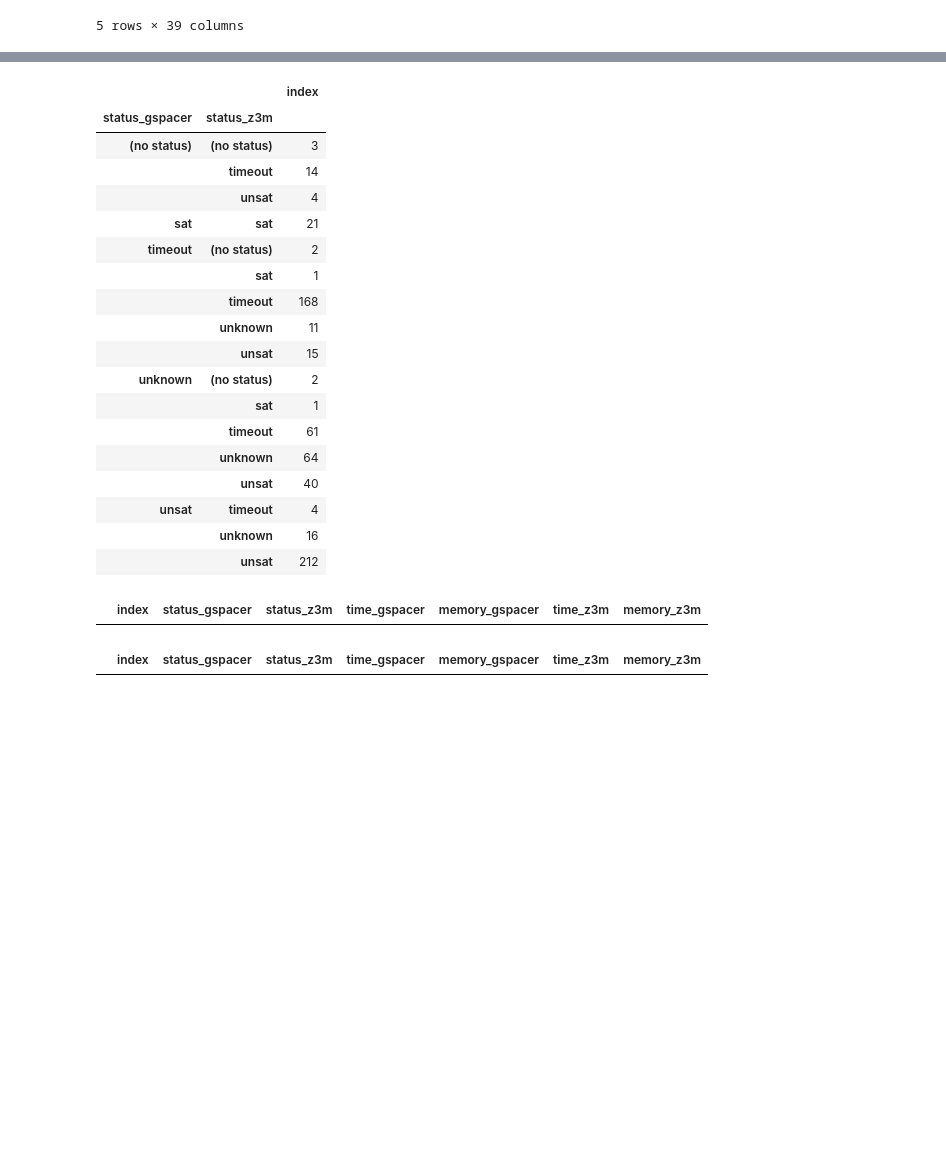
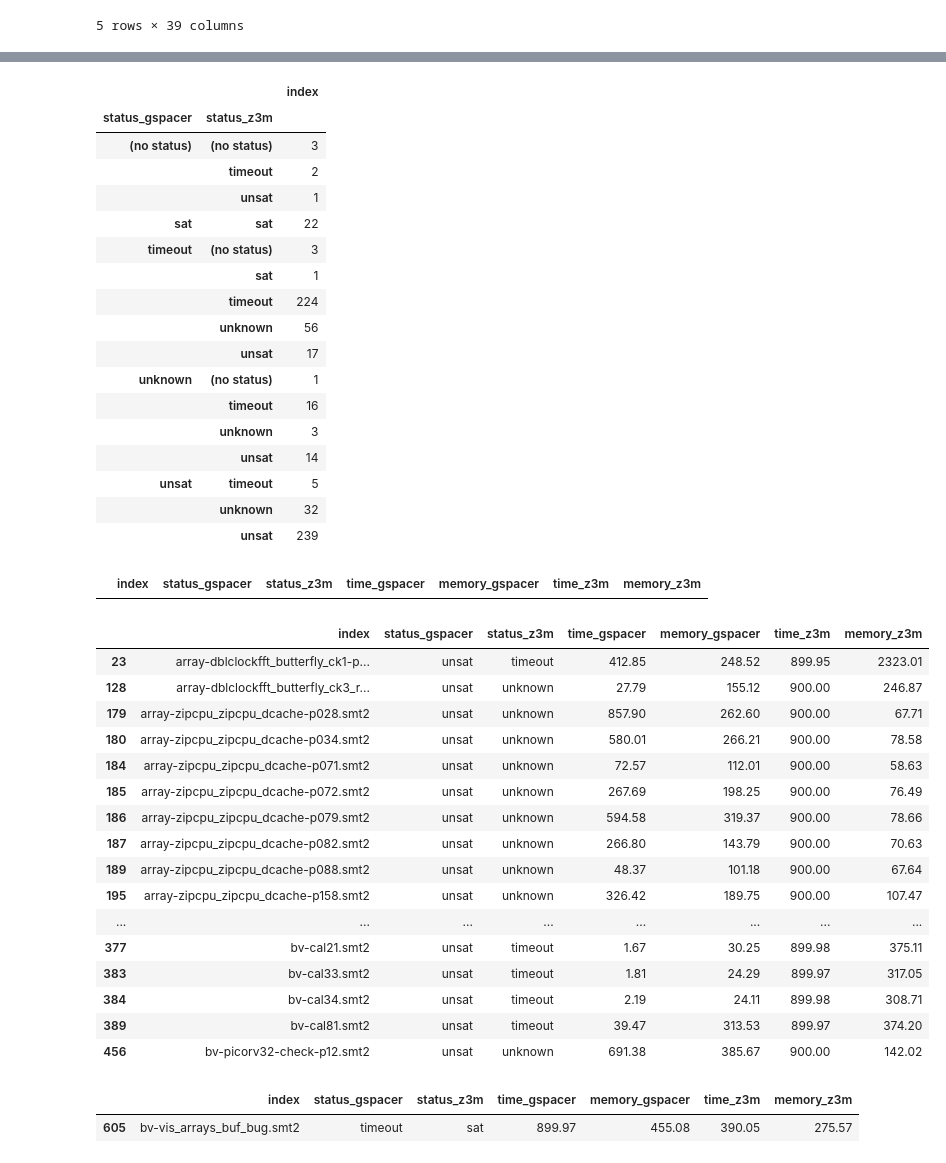
Before and after one commit to stepwise-alan/exp-hwmcc, a Jupyter notebook: jupyter/comparison.ipynb, the cells around one changed output, grey strips where cells are left out. Cells and saved outputs as stored; diff of their text form; code cells hidden in the pictures; blank space fills up the shorter version.

```diff
--- a/jupyter/comparison.ipynb
+++ b/jupyter/comparison.ipynb
@@ -29,7 +29,7 @@ sns.set(style='ticks', palette='Set2')
 # noinspection PyUnresolvedReferences
 plt.rcParams['figure.figsize'] = (10, 10)
 # %%
-gspacer_filename: str = 'gspacer-hwmcc20-rules-29_10_2020-t17-01-38/out.csv'
+gspacer_filename: str = 'gspacer-hwmcc20-rules-03_11_2020-t11-43-43/out.csv'
 gspacer_df: pd.DataFrame = pd.read_csv(gspacer_filename)
 
 gspacer_df['status'].fillna(value='(no status)', inplace=True)
@@ -84,22 +84,21 @@ m.groupby(['status_gspacer', 'status_z3m']).count()[['index']]
 |  |  | index |
 | status_gspacer | status_z3m |  |
 | (no status) | (no status) | 3 |
-|  | timeout | 14 |
-|  | unsat | 4 |
-| sat | sat | 21 |
-| timeout | (no status) | 2 |
+|  | timeout | 2 |
+|  | unsat | 1 |
+| sat | sat | 22 |
+| timeout | (no status) | 3 |
 |  | sat | 1 |
-|  | timeout | 168 |
-|  | unknown | 11 |
-|  | unsat | 15 |
-| unknown | (no status) | 2 |
-|  | sat | 1 |
-|  | timeout | 61 |
-|  | unknown | 64 |
-|  | unsat | 40 |
-| unsat | timeout | 4 |
-|  | unknown | 16 |
-|  | unsat | 212 |
+|  | timeout | 224 |
+|  | unknown | 56 |
+|  | unsat | 17 |
+| unknown | (no status) | 1 |
+|  | timeout | 16 |
+|  | unknown | 3 |
+|  | unsat | 14 |
+| unsat | timeout | 5 |
+|  | unknown | 32 |
+|  | unsat | 239 |
 # %%
 query_columns: List[str] = ['index', 'status_gspacer', 'status_z3m', 'time_gspacer', 'memory_gspacer',
                             'time_z3m', 'memory_z3m']
@@ -107,6 +106,27 @@ m.query('status_gspacer == "sat" & status_z3m == "unsat"')[query_columns]
 # %% [output]
 |  | index | status_gspacer | status_z3m | time_gspacer | memory_gspacer | time_z3m | memory_z3m |
 # %%
-m.query('status_gspacer == "unsat" & status_z3m == "sat"')[query_columns]
+m.query('status_gspacer == "unsat" & status_gspacer != status_z3m')[query_columns]
 # %% [output]
 |  | index | status_gspacer | status_z3m | time_gspacer | memory_gspacer | time_z3m | memory_z3m |
+| 23 | array-dblclockfft_butterfly_ck1-p... | unsat | timeout | 412.85 | 248.52 | 899.95 | 2323.01 |
+| 128 | array-dblclockfft_butterfly_ck3_r... | unsat | unknown | 27.79 | 155.12 | 900.00 | 246.87 |
+| 179 | array-zipcpu_zipcpu_dcache-p028.smt2 | unsat | unknown | 857.90 | 262.60 | 900.00 | 67.71 |
+| 180 | array-zipcpu_zipcpu_dcache-p034.smt2 | unsat | unknown | 580.01 | 266.21 | 900.00 | 78.58 |
+| 184 | array-zipcpu_zipcpu_dcache-p071.smt2 | unsat | unknown | 72.57 | 112.01 | 900.00 | 58.63 |
+| 185 | array-zipcpu_zipcpu_dcache-p072.smt2 | unsat | unknown | 267.69 | 198.25 | 900.00 | 76.49 |
+| 186 | array-zipcpu_zipcpu_dcache-p079.smt2 | unsat | unknown | 594.58 | 319.37 | 900.00 | 78.66 |
+| 187 | array-zipcpu_zipcpu_dcache-p082.smt2 | unsat | unknown | 266.80 | 143.79 | 900.00 | 70.63 |
+| 189 | array-zipcpu_zipcpu_dcache-p088.smt2 | unsat | unknown | 48.37 | 101.18 | 900.00 | 67.64 |
+| 195 | array-zipcpu_zipcpu_dcache-p158.smt2 | unsat | unknown | 326.42 | 189.75 | 900.00 | 107.47 |
+| ... | ... | ... | ... | ... | ... | ... | ... |
+| 377 | bv-cal21.smt2 | unsat | timeout | 1.67 | 30.25 | 899.98 | 375.11 |
+| 383 | bv-cal33.smt2 | unsat | timeout | 1.81 | 24.29 | 899.97 | 317.05 |
+| 384 | bv-cal34.smt2 | unsat | timeout | 2.19 | 24.11 | 899.98 | 308.71 |
+| 389 | bv-cal81.smt2 | unsat | timeout | 39.47 | 313.53 | 899.97 | 374.20 |
+| 456 | bv-picorv32-check-p12.smt2 | unsat | unknown | 691.38 | 385.67 | 900.00 | 142.02 |
+# %%
+m.query('status_z3m == "sat" & status_gspacer != status_z3m')[query_columns]
+# %% [output]
+|  | index | status_gspacer | status_z3m | time_gspacer | memory_gspacer | time_z3m | memory_z3m |
+| 605 | bv-vis_arrays_buf_bug.smt2 | timeout | sat | 899.97 | 455.08 | 390.05 | 275.57 |
```
Also changed, not shown: parts of 8 cells of this notebook.
